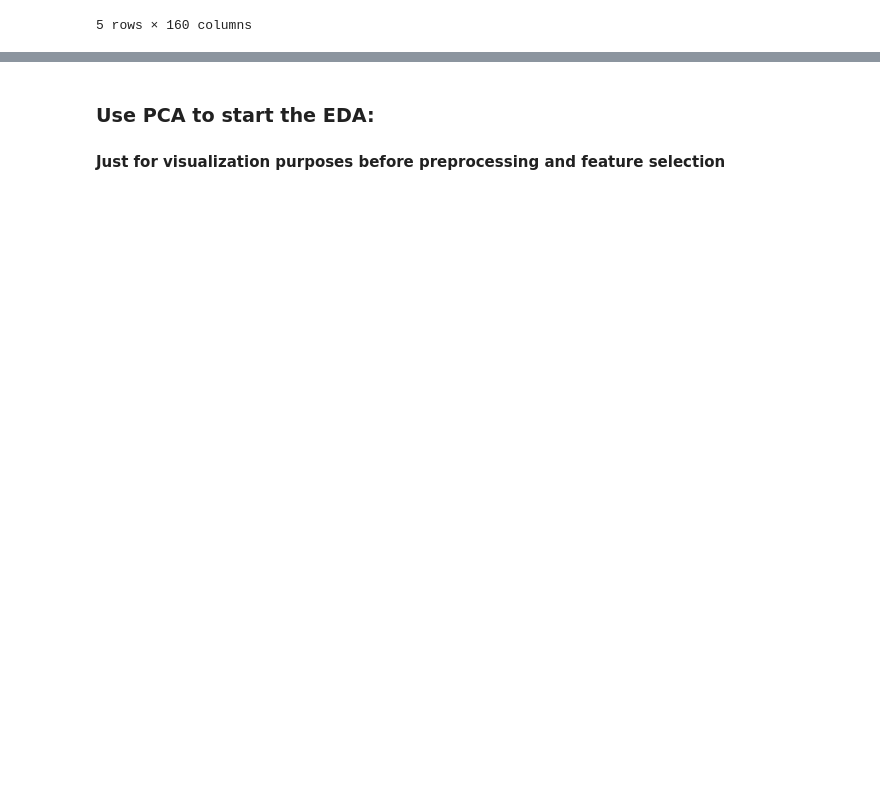
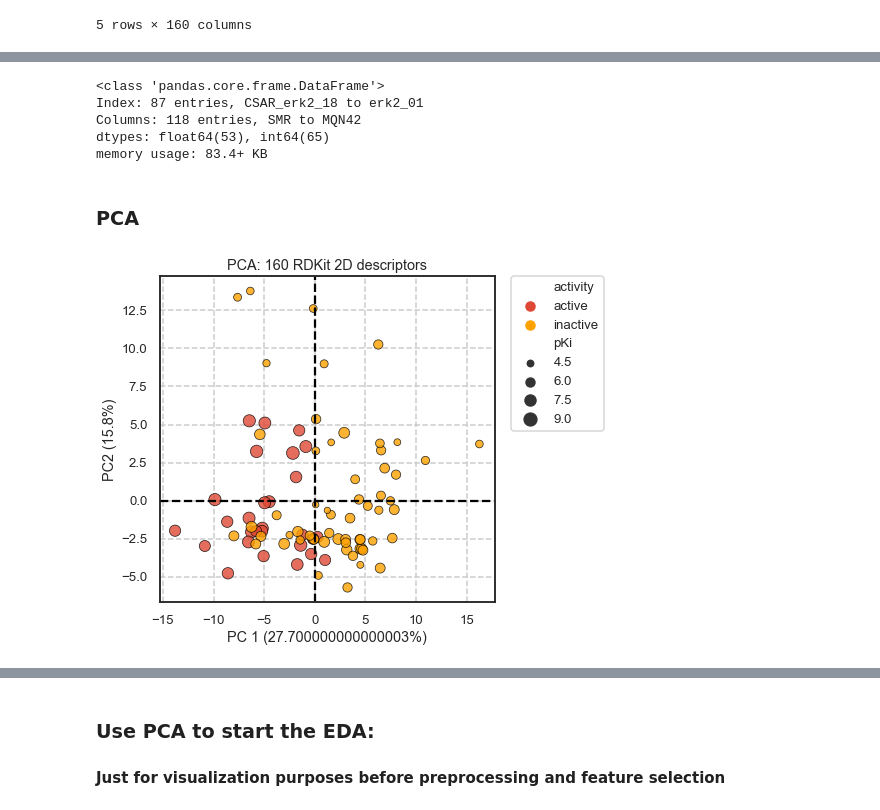
Before and after one commit to jRicciL/ERK2_notebooks, a Jupyter notebook: X_Reviewing_Fourches_work/7_2DRDKit_Analysis.ipynb, the cells around one changed output, grey strips where cells are left out. Cells and saved outputs as stored; diff of their text form; code cells hidden in the pictures; blank space fills up the shorter version.

Commit message:
Using KNIME descriptors, analysis until Correlation filtering and correlation with pKi values

```diff
--- a/X_Reviewing_Fourches_work/7_2DRDKit_Analysis.ipynb
+++ b/X_Reviewing_Fourches_work/7_2DRDKit_Analysis.ipynb
@@ -47,0 +59,18 @@ df_rdkit_all.head()
+# %%
+rdk2d_knime = pd.read_csv('knime/2d_rdki_knime.csv')
+rdk2d_knime['Filename'] = rdk2d_knime['Filename'].apply(lambda x: x.split('.')[0])
+rdk2d_knime = rdk2d_knime.set_index('Filename')
+rdk2d_knime = rdk2d_knime.iloc[:, 6:]
+# Reorder by pki values
+rdk2d_knime = rdk2d_knime.reindex(df_rdkit_all.index)
+# %%
+# includes both int and float variables
+rdk2d_knime.info()
+# %% [output]
+<class 'pandas.core.frame.DataFrame'>
+Index: 87 entries, CSAR_erk2_18 to erk2_01
+Columns: 118 entries, SMR to MQN42
+dtypes: float64(53), int64(65)
+memory usage: 83.4+ KB
+# %% [markdown]
+### PCA
@@ -47,0 +81,31 @@ df_rdkit_all.head()
+# %%
+# Pipeline
+scaler = StandardScaler()
+pca = PCA(n_components=2)
+pca_pipe = Pipeline(steps = [('scaler', scaler), ('pca', pca)])
+
+X_rdk2d = rdk2d_knime
+pca_pipe.fit(X_rdk2d)
+# Components
+components = pca_pipe.transform(X_rdk2d).T
+# Variance ratio
+var_ = pca_pipe['pca'].explained_variance_ratio_.round(3) * 100
+# %%
+df_pca = df_erk2_mols[['activity', 'pKi']].copy()
+df_pca['activity'] = ['active' if i else 'inactive' for i in df_pca.activity]
+df_pca['pc1'] = components[0]
+df_pca['pc2'] = components[1]
+
+# Plot the PCS
+fig, ax = plt.subplots(figsize=(6, 6))
+ax.axvline(linestyle='--', color='k')
+ax.axhline(linestyle='--', color='k')
+sns.scatterplot(x='pc1', y='pc2', hue='activity', size='pKi', data=df_pca,
+                ax=ax, palette=['#df4834', '#fda200'], edgecolor='k', alpha=0.8)
+ax.set(title='PCA: 160 RDKit 2D descriptors',
+      xlabel=f'PC 1 ({var_[0]}%)', ylabel=f'PC2 ({var_[1]}%)')
+plt.legend(bbox_to_anchor=(1.05, 1), loc=2, borderaxespad=0.)
+plt.grid(linestyle='--')
+plt.show()
+# %% [output]
+[figure, added]
```
Also changed, not shown: parts of 26 cells of this notebook.
